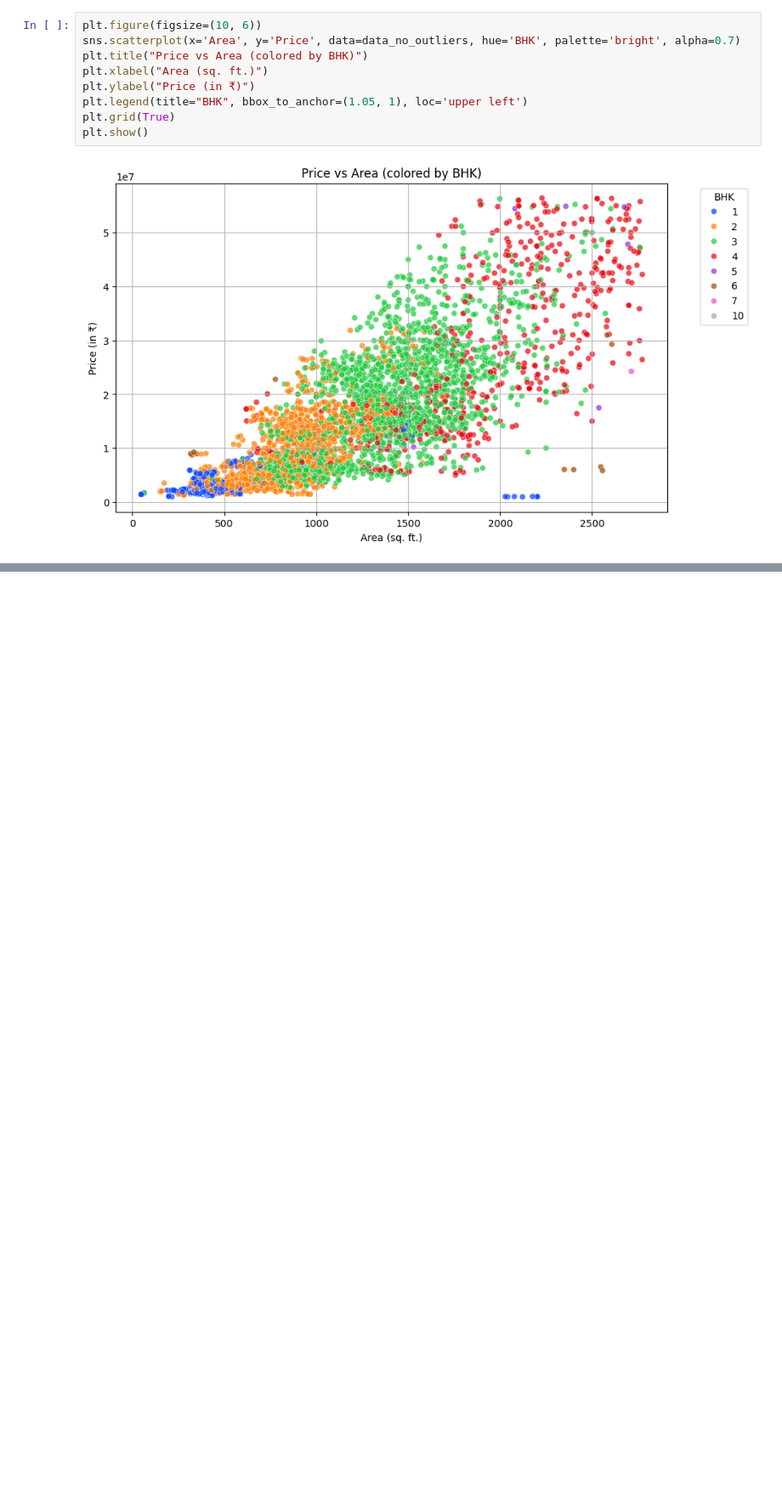
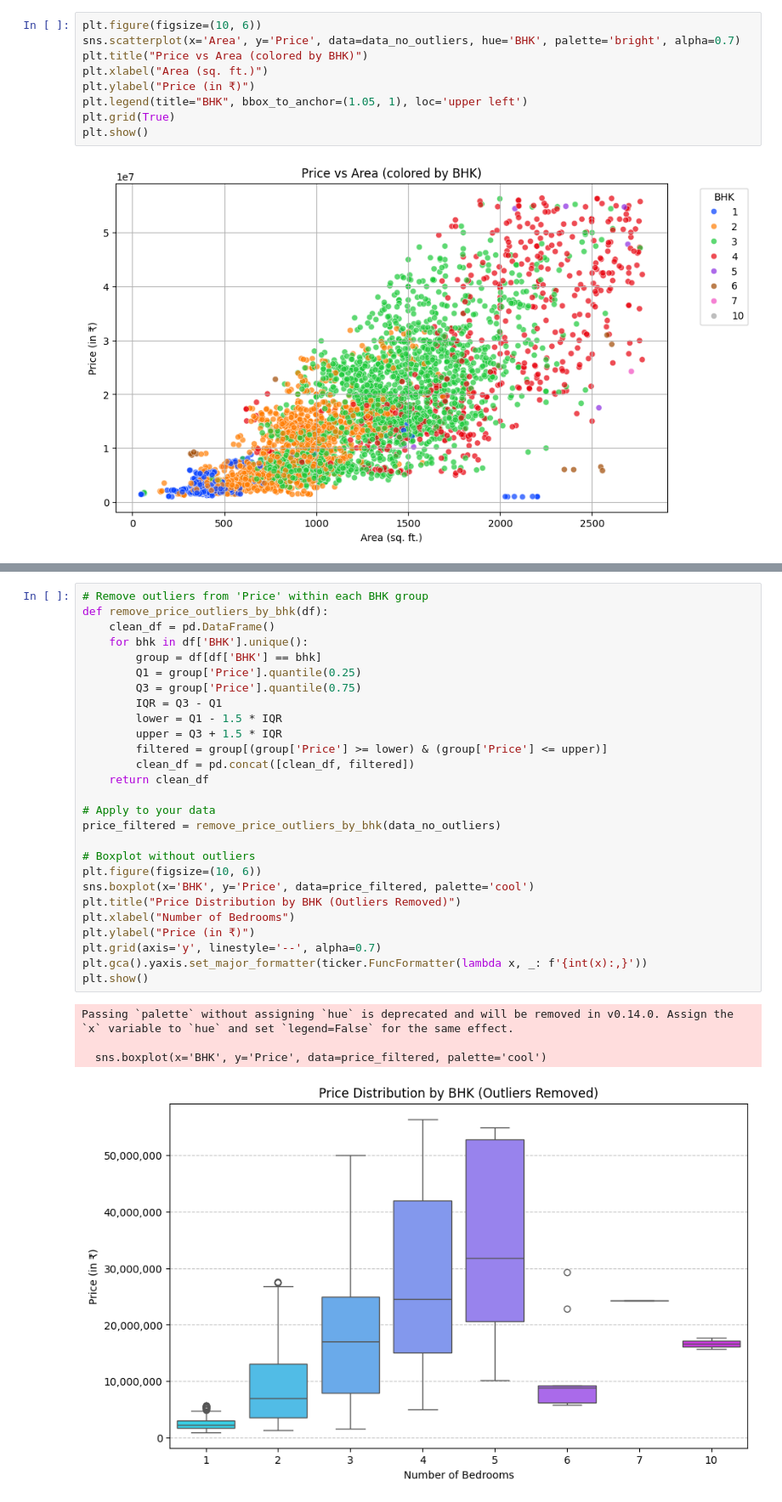
Before and after one commit to vandita-yadav/Indian-Real-Estate-Price-Analysis-Insights, a Jupyter notebook: CA2_VanditaYadav.ipynb, the cells around one changed output, grey strips where cells are left out. Shown at 85% size. Drawn from its saved outputs; the diff is of its cells as text; blank space fills up the shorter version.

```diff
--- a/CA2_VanditaYadav.ipynb
+++ b/CA2_VanditaYadav.ipynb
@@ -277,0 +312,32 @@ plt.show()
+# %%
+# Remove outliers from 'Price' within each BHK group
+def remove_price_outliers_by_bhk(df):
+    clean_df = pd.DataFrame()
+    for bhk in df['BHK'].unique():
+        group = df[df['BHK'] == bhk]
+        Q1 = group['Price'].quantile(0.25)
+        Q3 = group['Price'].quantile(0.75)
+        IQR = Q3 - Q1
+        lower = Q1 - 1.5 * IQR
+        upper = Q3 + 1.5 * IQR
+        filtered = group[(group['Price'] >= lower) & (group['Price'] <= upper)]
+        clean_df = pd.concat([clean_df, filtered])
+    return clean_df
+
+# Apply to your data
+price_filtered = remove_price_outliers_by_bhk(data_no_outliers)
+
+# Boxplot without outliers
+plt.figure(figsize=(10, 6))
+sns.boxplot(x='BHK', y='Price', data=price_filtered, palette='cool')
+plt.title("Price Distribution by BHK (Outliers Removed)")
+plt.xlabel("Number of Bedrooms")
+plt.ylabel("Price (in ₹)")
+plt.grid(axis='y', linestyle='--', alpha=0.7)
+plt.gca().yaxis.set_major_formatter(ticker.FuncFormatter(lambda x, _: f'{int(x):,}'))
+plt.show()
+# %% [output]
+Passing `palette` without assigning `hue` is deprecated and will be removed in v0.14.0. Assign the `x` variable to `hue` and set `legend=False` for the same effect.
+
+  sns.boxplot(x='BHK', y='Price', data=price_filtered, palette='cool')
+[figure, added]
```
Also changed, not shown: parts of 15 cells of this notebook.
